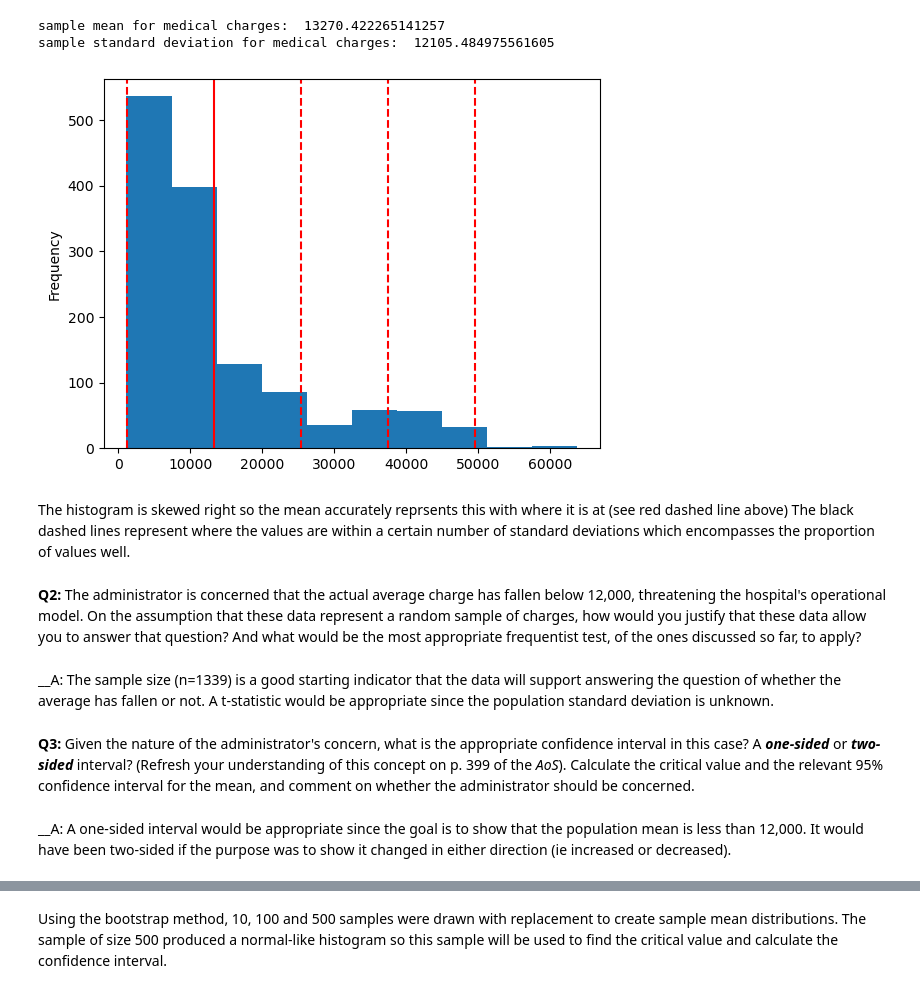
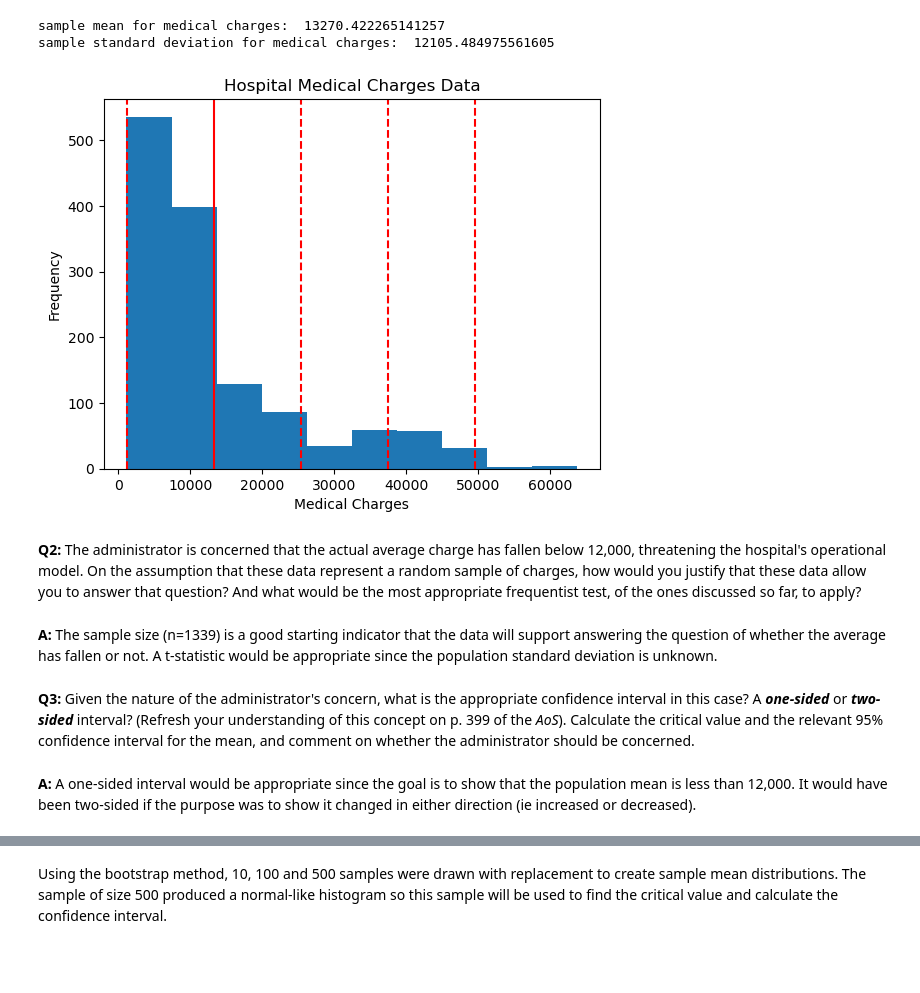
Before and after one commit to OCD0505/Springboard, a Jupyter notebook: Unit 11.1_Statistical_Inference_Frequentist_Inference_Case_Study/Frequentist Inference Case Study - Part B .ipynb, the cells around one changed output, grey strips where cells are left out. Saved outputs shown, nothing was run; the diff lists cells and outputs as text; code cells hidden in the pictures; blank space fills up the shorter version.

```diff
--- a/Unit 11.1_Statistical_Inference_Frequentist_Inference_Case_Study/Frequentist Inference Case Study - Part B .ipynb
+++ b/Unit 11.1_Statistical_Inference_Frequentist_Inference_Case_Study/Frequentist Inference Case Study - Part B .ipynb
@@ -67,23 +69,23 @@ sample standard deviation for medical charges:  12105.484975561605
 # %%
 _= medical.charges.plot(kind="hist")
 _ = plt.axvline(x = sample_mean, linestyle = '-', color = 'red')
 _ = plt.axvline(x = sample_mean-sample_std, linestyle = '--', color = 'red')
 _ = plt.axvline(x = sample_mean+sample_std, linestyle = '--', color = 'red')
 _ = plt.axvline(x = sample_mean+2*sample_std, linestyle = '--', color = 'red')
 _ = plt.axvline(x = sample_mean+3*sample_std, linestyle = '--', color = 'red')
+_=plt.xlabel("Medical Charges")
+_=plt.ylabel("Frequency")
+_=plt.title("Hospital Medical Charges Data")
 # %% [output]
-[figure, old version]
+[figure, new version]
-# %% [markdown]
-The histogram is skewed right so the mean accurately reprsents this with where it is at (see red dashed line above)
-The black dashed lines represent where the values are within a certain number of standard deviations which encompasses the proportion of values well.
 # %% [markdown]
 __Q2:__ The administrator is concerned that the actual average charge has fallen below 12,000, threatening the hospital's operational model. On the assumption that these data represent a random sample of charges, how would you justify that these data allow you to answer that question? And what would be the most appropriate frequentist test, of the ones discussed so far, to apply?
 # %% [markdown]
-__A: The sample size (n=1339) is a good starting indicator that the data will support answering the question of whether the average has fallen or not. A t-statistic would be appropriate since the population standard deviation is unknown.
+__A:__ The sample size (n=1339) is a good starting indicator that the data will support answering the question of whether the average has fallen or not. A t-statistic would be appropriate since the population standard deviation is unknown.
 # %% [markdown]
 __Q3:__ Given the nature of the administrator's concern, what is the appropriate confidence interval in this case? A ***one-sided*** or ***two-sided*** interval? (Refresh your understanding of this concept on p. 399 of the *AoS*). Calculate the critical value and the relevant 95% confidence interval for the mean, and comment on whether the administrator should be concerned.
 # %% [markdown]
-__A: A one-sided interval would be appropriate since the goal is to show that the population mean is less than 12,000.
+__A:__ A one-sided interval would be appropriate since the goal is to show that the population mean is less than 12,000.
 It would have been two-sided if the purpose was to show it changed in either direction (ie increased or decreased).
 # %%
 #sampling from data
```
Also changed, not shown: parts of 29 cells of this notebook.
